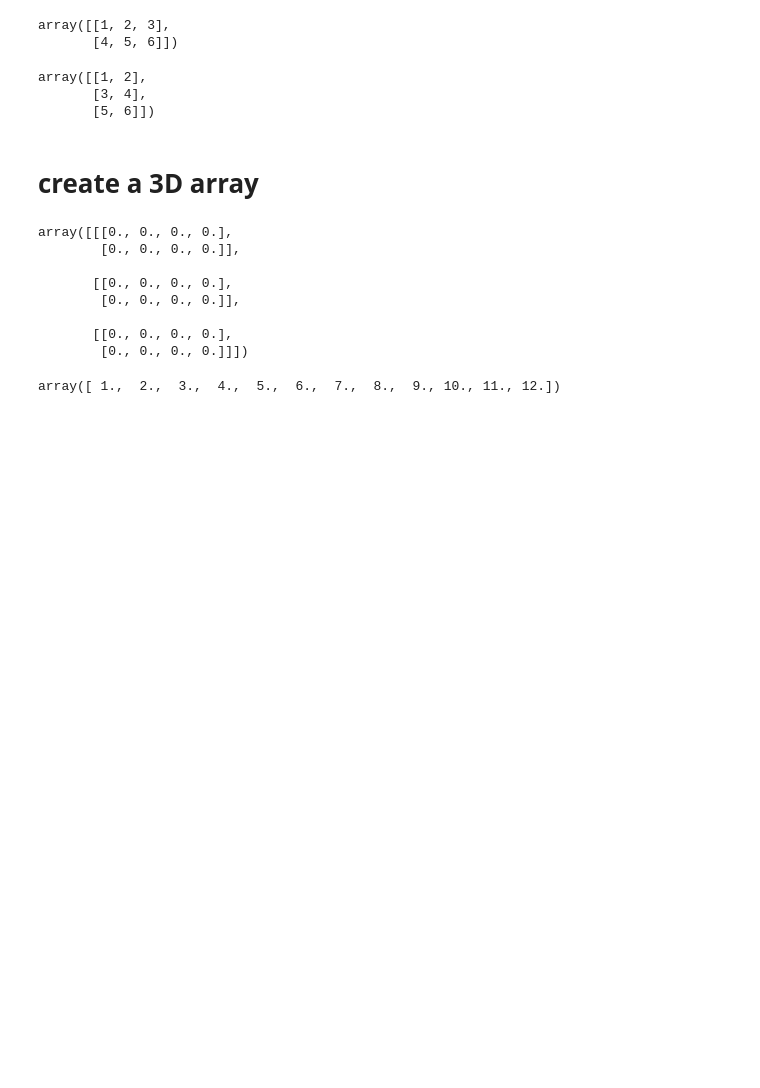
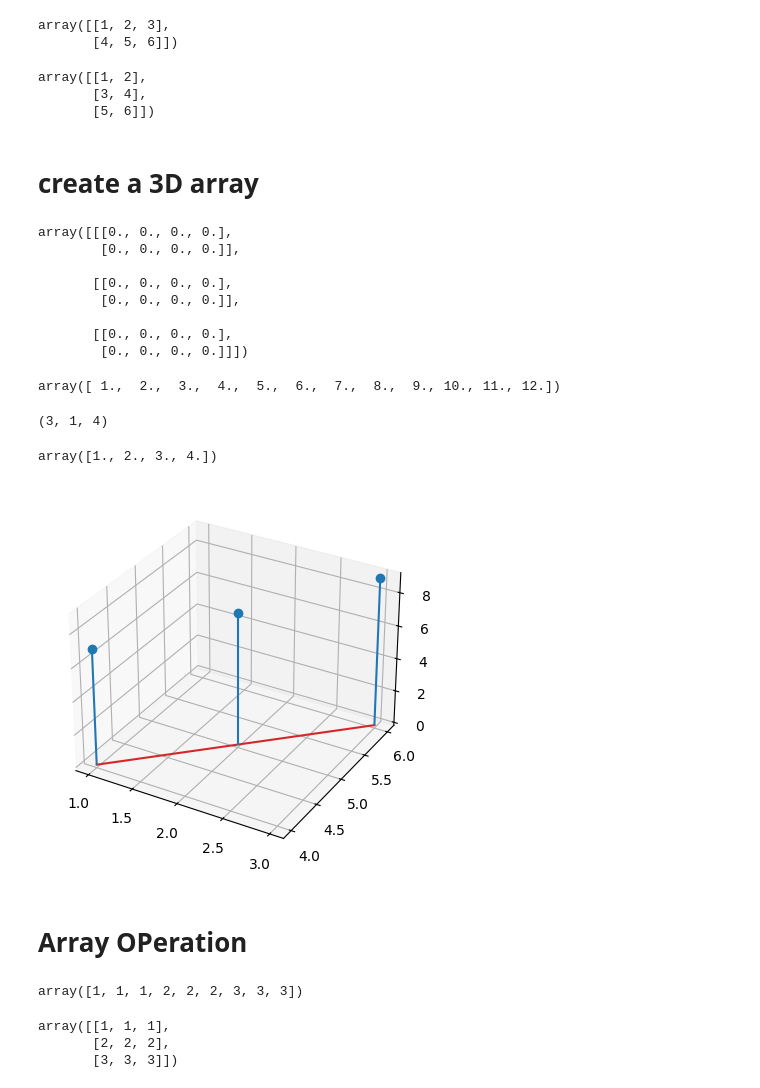
Before and after one commit to bofafa/ERB_CT298, a Jupyter notebook: 7-Numpy/numpy.ipynb, the cells around one changed output. Saved outputs shown, nothing was run; the diff lists cells and outputs as text; code cells hidden in the pictures; blank space fills up the shorter version.

```diff
--- a/7-Numpy/numpy.ipynb
+++ b/7-Numpy/numpy.ipynb
@@ -126,3 +126,45 @@ array([[[0., 0., 0., 0.],
 np.linspace(1,12,12)
 # %% [output]
 array([ 1.,  2.,  3.,  4.,  5.,  6.,  7.,  8.,  9., 10., 11., 12.])
+# %%
+arr_3D = np.linspace(1,12,12).reshape(3,1,4)
+arr_3D.shape
+# %% [output]
+(3, 1, 4)
+# %%
+arr_3D[0][0]
+# %% [output]
+array([1., 2., 3., 4.])
+# %%
+import numpy as np
+from mpl_toolkits.mplot3d import Axes3D
+import matplotlib.pyplot as plt
+
+# Example 3D array
+arr_3D = np.array([[[1, 2, 3],
+                    [4, 5, 6]],
+
+                   [[7, 8, 9],
+                    [10, 11, 12]]])
+
+x = arr_3D[0][0]
+y = arr_3D[0][1]
+z = arr_3D[1][0]
+
+fig, ax = plt.subplots(subplot_kw={"projection": "3d"})
+ax.stem(x, y, z)
+plt.show()
+# %% [output]
+[figure, added]
+# %% [markdown]
+# Array OPeration
+# %%
+np.repeat([1,2,3],3)
+# %% [output]
+array([1, 1, 1, 2, 2, 2, 3, 3, 3])
+# %%
+np.repeat([1,2,3],3).reshape(3,3)
+# %% [output]
+array([[1, 1, 1],
+       [2, 2, 2],
+       [3, 3, 3]])
```
Also changed, not shown: 4 other files.
